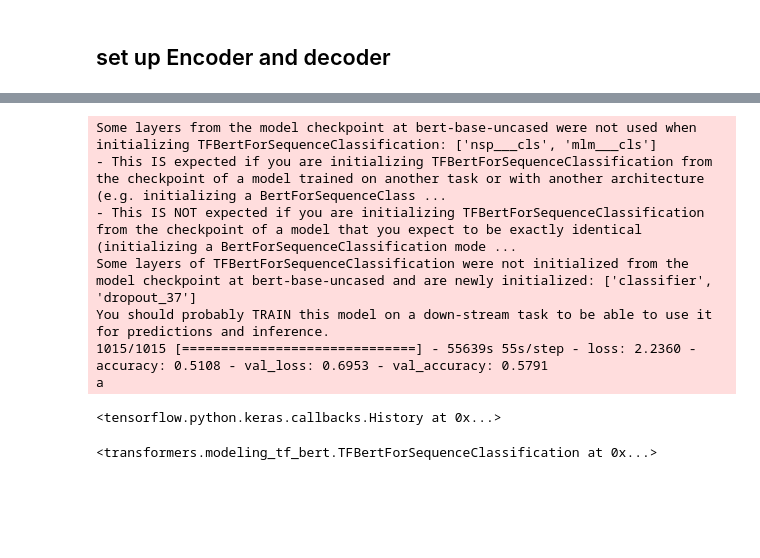
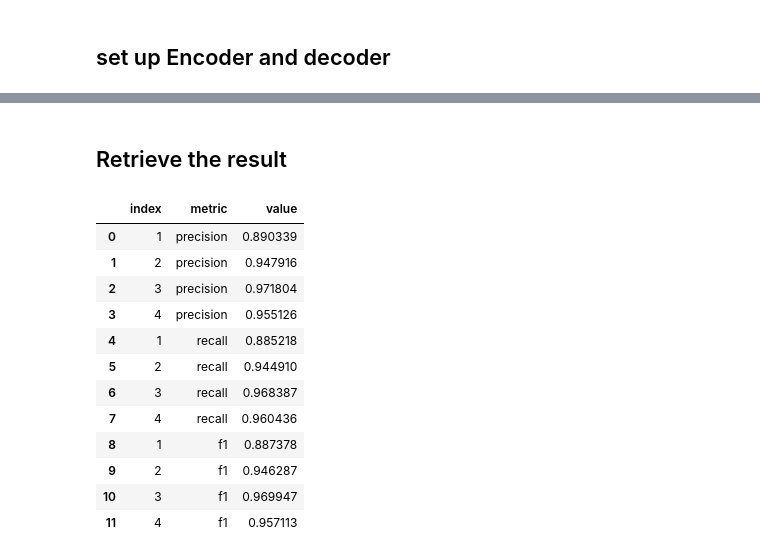
Before and after one commit to hango1996/NLP-group-project, a Jupyter notebook: code/Bert.ipynb, the cells around one changed output, grey strips where cells are left out. Drawn from its saved outputs; the diff is of its cells as text; code cells hidden in the pictures; blank space fills up the shorter version.

Commit message:
update Bert

```diff
--- a/code/Bert.ipynb
+++ b/code/Bert.ipynb
@@ -108,15 +164,2 @@ Truncation was not explicitely activated but `max_length` is provided a specific
-# %%
-Tran.decoder()
-# %% [output]
-Some layers from the model checkpoint at bert-base-uncased were not used when initializing TFBertForSequenceClassification: ['nsp___cls', 'mlm___cls']
-- This IS expected if you are initializing TFBertForSequenceClassification from the checkpoint of a model trained on another task or with another architecture (e.g. initializing a BertForSequenceClass ...
-- This IS NOT expected if you are initializing TFBertForSequenceClassification from the checkpoint of a model that you expect to be exactly identical (initializing a BertForSequenceClassification mode ...
-Some layers of TFBertForSequenceClassification were not initialized from the model checkpoint at bert-base-uncased and are newly initialized: ['classifier', 'dropout_37']
-You should probably TRAIN this model on a down-stream task to be able to use it for predictions and inference.
-1015/1015 [==============================] - 55639s 55s/step - loss: 2.2360 - accuracy: 0.5108 - val_loss: 0.6953 - val_accuracy: 0.5791
-a
-<tensorflow.python.keras.callbacks.History at 0x...>
-# %%
-Tran.model
-# %% [output]
-<transformers.modeling_tf_bert.TFBertForSequenceClassification at 0x...>
+# %% [markdown]
+## Retrieve the result
@@ -122,0 +176,16 @@ Tran.model
+# %%
+plot_df_train
+# %% [output]
+|  | index | metric | value |
+| 0 | 1 | precision | 0.890339 |
+| 1 | 2 | precision | 0.947916 |
+| 2 | 3 | precision | 0.971804 |
+| 3 | 4 | precision | 0.955126 |
+| 4 | 1 | recall | 0.885218 |
+| 5 | 2 | recall | 0.944910 |
+| 6 | 3 | recall | 0.968387 |
+| 7 | 4 | recall | 0.960436 |
+| 8 | 1 | f1 | 0.887378 |
+| 9 | 2 | f1 | 0.946287 |
+| 10 | 3 | f1 | 0.969947 |
+| 11 | 4 | f1 | 0.957113 |
```
Also changed, not shown: parts of 13 cells of this notebook.
